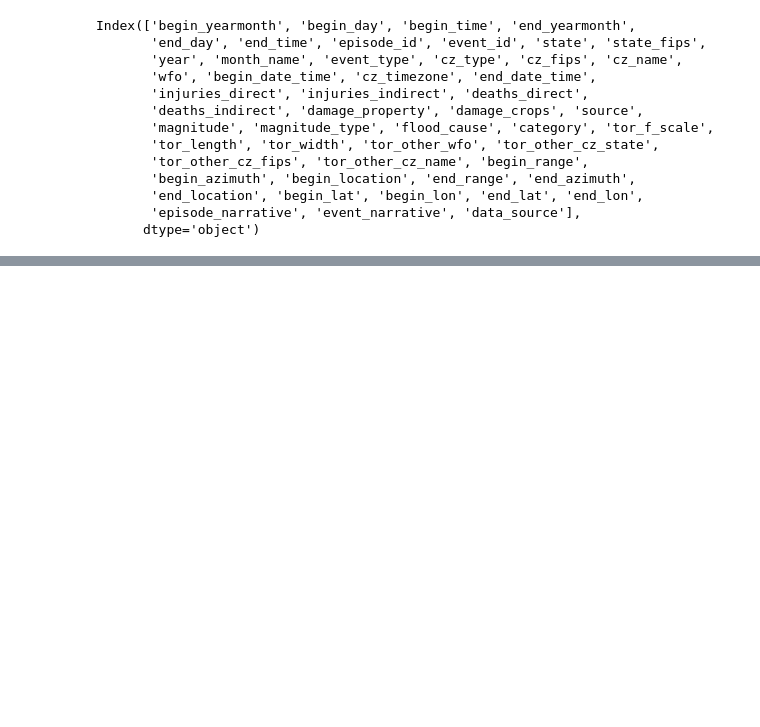
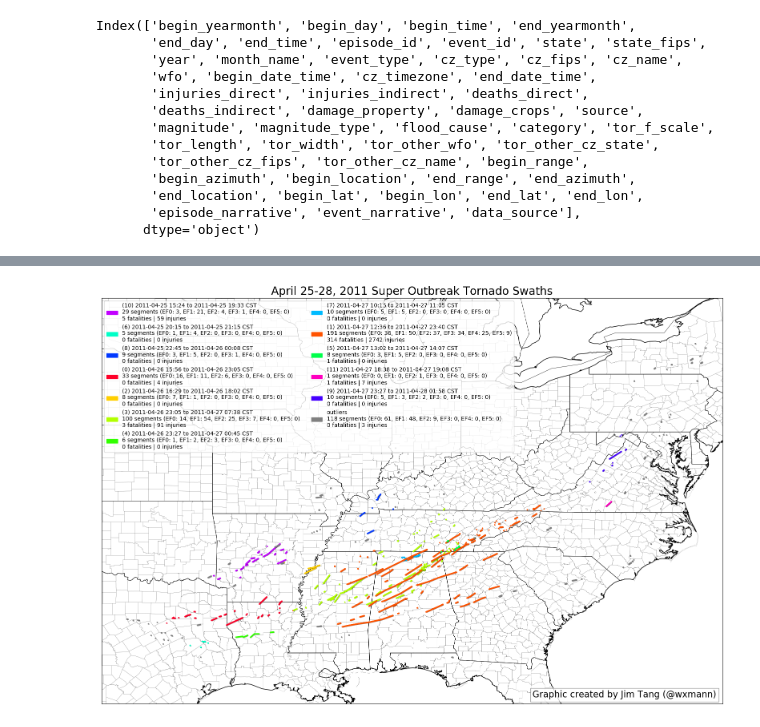
Before and after one commit to wxmann/tc-analysis, a Jupyter notebook: notebooks/Tornado Clustering on the April 25-28, 2011 Super Outbreak.ipynb, the cells around one changed output, grey strips where cells are left out. Drawn from its saved outputs; the diff is of its cells as text; code cells hidden in the pictures; blank space fills up the shorter version.

Commit message:
Re-work clustering algorithm.

```diff
--- a/notebooks/Tornado Clustering on the April 25-28, 2011 Super Outbreak.ipynb
+++ b/notebooks/Tornado Clustering on the April 25-28, 2011 Super Outbreak.ipynb
@@ -30,7 +30,7 @@ Index(['begin_yearmonth', 'begin_day', 'begin_time', 'end_yearmonth',
        'episode_narrative', 'event_narrative', 'data_source'],
       dtype='object')
 # %%
-torclusters, noise = stormevents.clust.st_clusters(df, eps_km=90, eps_min=60, min_samples=30)
+clusters = stormevents.clust.st_clusters(df, eps_km=90, eps_min=60, min_samples=30)
 # %%
 import matplotlib.cm as cm
 import matplotlib.colors as colors
@@ -121,0 +100,17 @@ plt.show()
+# %%
+fig = plt.figure(figsize=(20, 20), dpi=100)
+
+llcrnrlon, urcrnrlon, llcrnrlat, urcrnrlat = -99, -74.5, 29, 45
+m = Basemap(projection='cyl',
+            llcrnrlon=llcrnrlon, llcrnrlat=llcrnrlat, urcrnrlon=urcrnrlon, urcrnrlat=urcrnrlat,
+            resolution='i',area_thresh=1000)
+
+m.drawcoastlines()
+m.drawcountries()
+m.drawstates()
+m.drawcounties()
+
+plot_clusters(m, clusters, 'April 25-28, 2011 Super Outbreak Tornado Swaths',
+             cmap_src='gist_rainbow')
+# %% [output]
+[figure, added]
```
Also changed, not shown: parts of 1 cell of this notebook, 2 other files.
